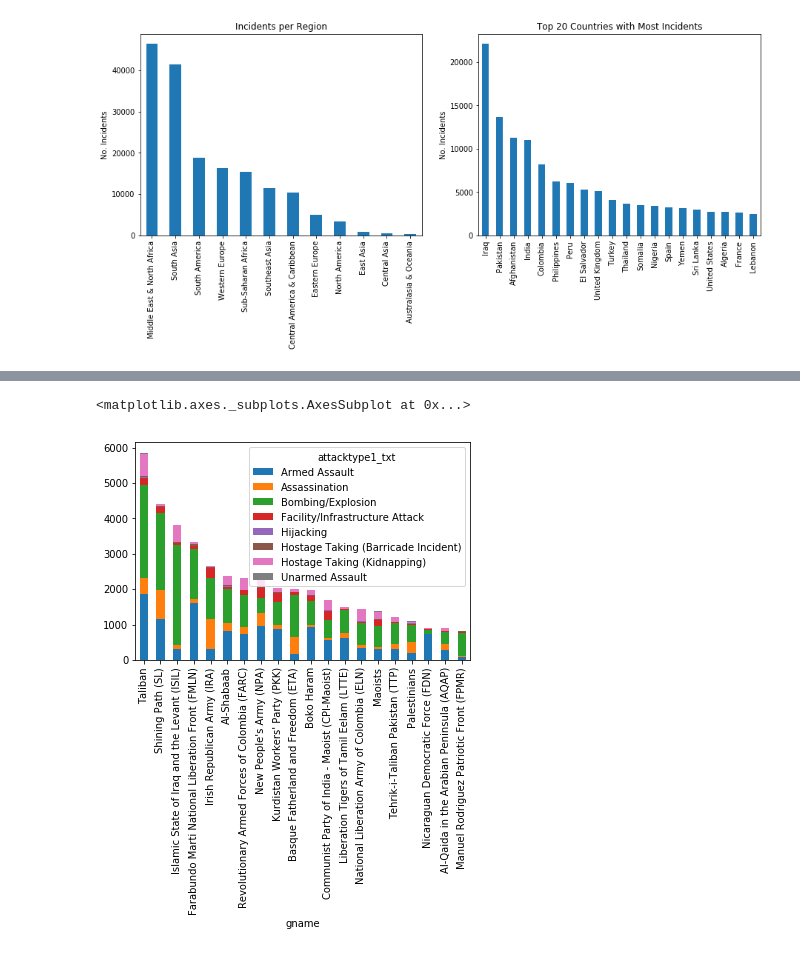
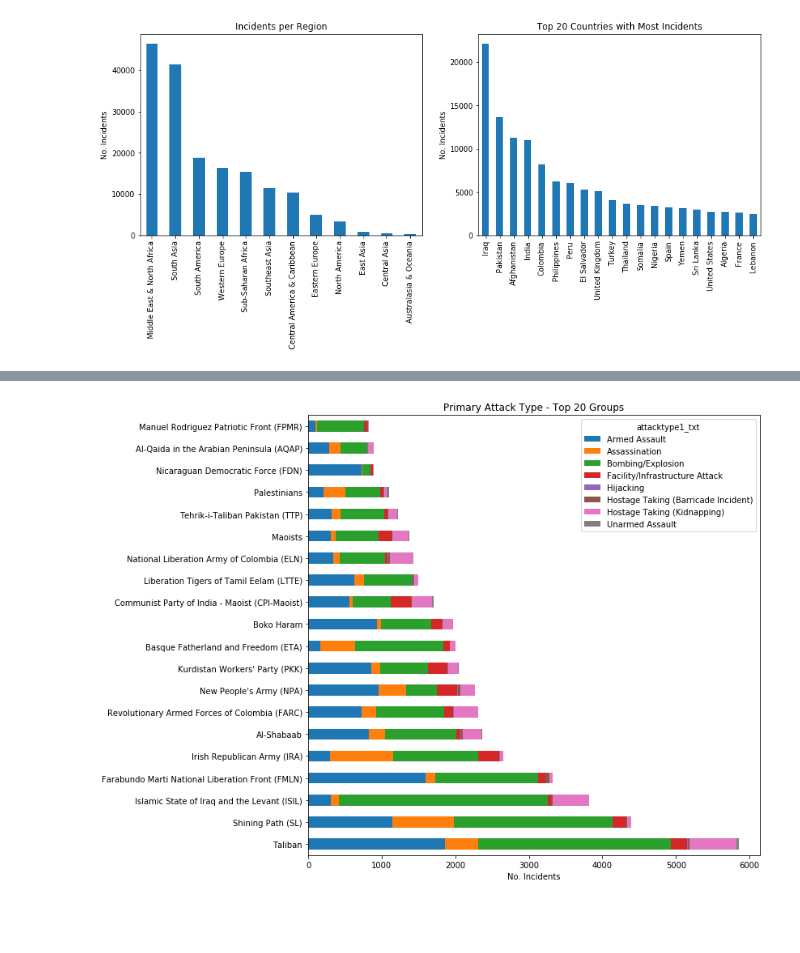
Before and after one commit to jack89roberts/GTD, a Jupyter notebook: GTD_Challenge.ipynb, the cells around one changed output, grey strips where cells are left out. Drawn from its saved outputs; the diff is of its cells as text; code cells hidden in the pictures; blank space fills up the shorter version.

```diff
--- a/GTD_Challenge.ipynb
+++ b/GTD_Challenge.ipynb
@@ -24,21 +28,24 @@ cols_to_extract = ['eventid','imonth', 'iyear','iday',
 
 # Load data
 df = pd.read_excel('GTD_0617dist/globalterrorismdb_0617dist.xlsx',
-                   index_col=0,usecols=cols_to_extract,
+                   usecols=cols_to_extract,
                    na_values = ['Unknown','-99','-9','Not Applicable'])
 
 # replace some values not correctly dealt with by pandas import
 df.replace(-9,np.nan,inplace=True)
 df.replace(-99,np.nan,inplace=True)
 
-# create a date column, then get rid of the seaparte year, month and day columns
 # entries without month or day - treat as 1st January
 df['imonth'].replace(0,1,inplace=True)
 df['iday'].replace(0,1,inplace=True)
+
+# create a date column, then get rid of the seaparte year, month and day columns
 df['iyear']=pd.to_datetime(dict(year=df.iyear, month=df.imonth, day=df.iday))
 df.rename(columns={'iyear':'date'}, inplace=True)
-df.drop(['imonth','iday'],axis=1)
+df.drop(['imonth','iday'],axis=1,inplace=True)
 
-df.info()
+# set date as the index
+df.set_index('date',inplace=True)
+print('Done!')
 # %% [output]
 <class 'pandas.core.frame.DataFrame'>
@@ -160,7 +219,14 @@ plot_heatmap(grp_frinc_yr,list(np.arange(1994,2017)))
 # %%
+# no. attacks of each type by group
 grp_att=df.groupby('gname')['attacktype1_txt'].value_counts().unstack('attacktype1_txt',fill_value=0)
 grp_att['tot_inc'] = grp_att.sum(axis=1)
-grp_att.sort_values(by='tot_inc',ascending=False).drop('tot_inc',axis=1).head(20).plot(kind='bar',stacked=True)
+grp_att.sort_values(by='tot_inc',ascending=False,inplace=True)
+
+ax = plt.figure(figsize=(10,10)).gca()
+grp_att.drop('tot_inc',axis=1).head(20)\
+       .plot(kind='barh',stacked=True,ax=ax)
+plt.title('Primary Attack Type - Top 20 Groups')
+plt.ylabel('');
+plt.xlabel('No. Incidents');
 # %% [output]
-<matplotlib.axes._subplots.AxesSubplot at 0x...>
-[figure, old version]
+[figure, new version]
```
Also changed, not shown: parts of 14 cells of this notebook.
